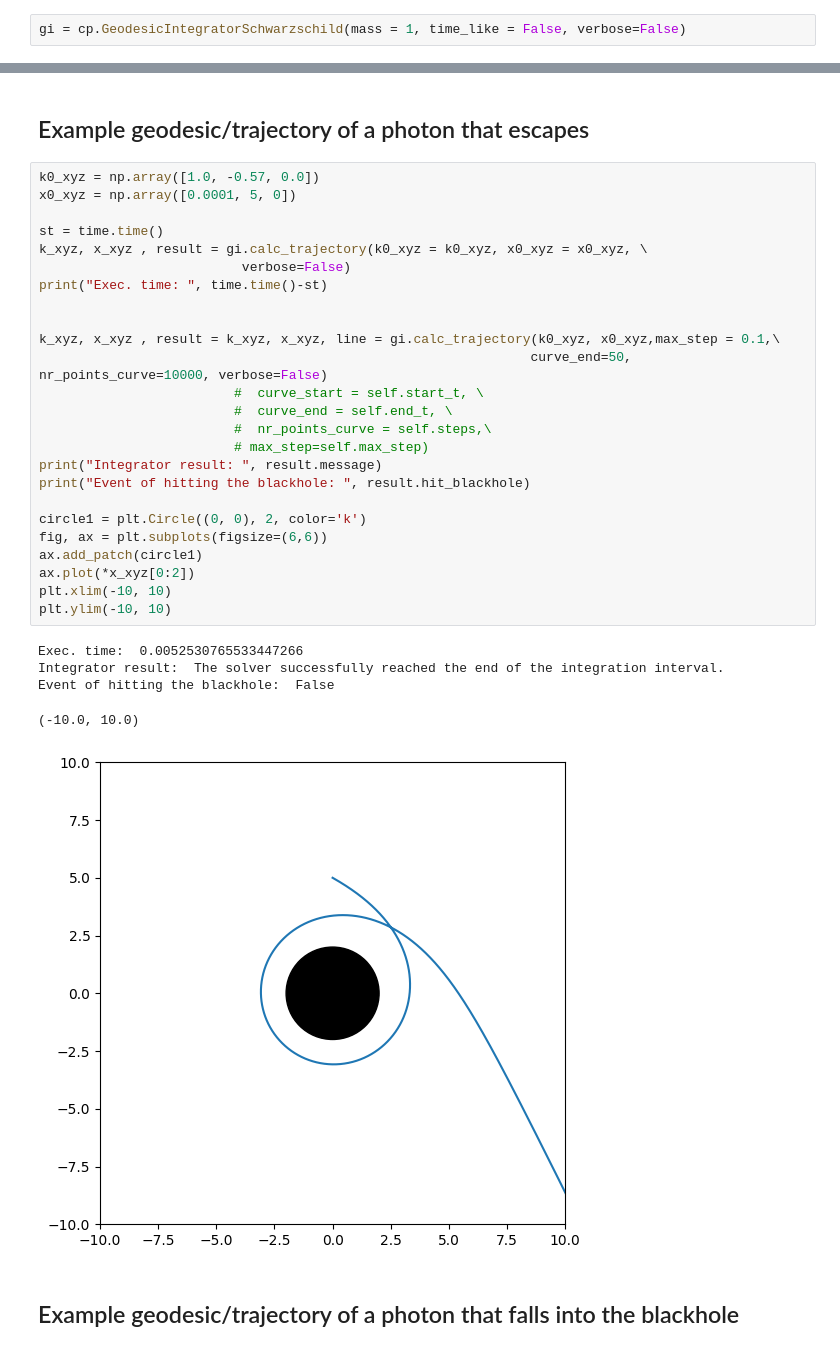
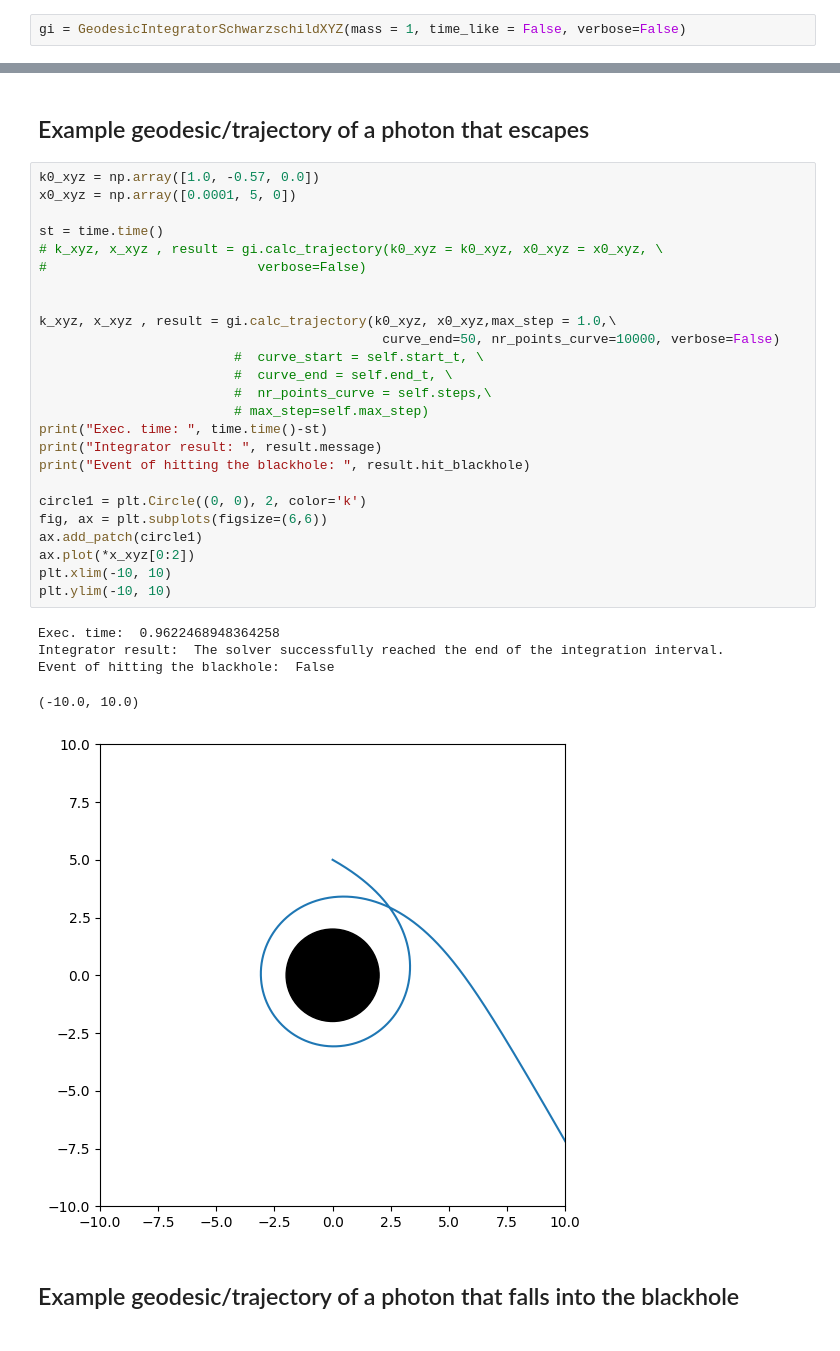
Before and after one commit to bldevries/curvedpy, a Jupyter notebook: tutorials/Tutorial_1_calc_geodesic.ipynb, the cells around one changed output, grey strips where cells are left out. Cells and saved outputs as stored; diff of their text form.

```diff
--- a/tutorials/Tutorial_1_calc_geodesic.ipynb
+++ b/tutorials/Tutorial_1_calc_geodesic.ipynb
@@ -9,3 +9,3 @@ converter = cp.Conversions()
 # %%
-gi = cp.GeodesicIntegratorSchwarzschild(mass = 1, time_like = False, verbose=False)
+gi = GeodesicIntegratorSchwarzschildXYZ(mass = 1, time_like = False, verbose=False)
 # %%
@@ -17,34 +17,34 @@ Radius of the blackhole in Schwarzschild radii:  2
 # %%
 k0_xyz = np.array([1.0, -0.57, 0.0])
 x0_xyz = np.array([0.0001, 5, 0])
 
 st = time.time()
-k_xyz, x_xyz , result = gi.calc_trajectory(k0_xyz = k0_xyz, x0_xyz = x0_xyz, \
-                          verbose=False)
-print("Exec. time: ", time.time()-st)
+# k_xyz, x_xyz , result = gi.calc_trajectory(k0_xyz = k0_xyz, x0_xyz = x0_xyz, \
+#                           verbose=False)
 
 
-k_xyz, x_xyz , result = k_xyz, x_xyz, line = gi.calc_trajectory(k0_xyz, x0_xyz,max_step = 0.1,\
-                                                               curve_end=50, nr_points_curve=10000, verbose=False)
+k_xyz, x_xyz , result = gi.calc_trajectory(k0_xyz, x0_xyz,max_step = 1.0,\
+                                            curve_end=50, nr_points_curve=10000, verbose=False)
                          #  curve_start = self.start_t, \
                          #  curve_end = self.end_t, \
                          #  nr_points_curve = self.steps,\
                          # max_step=self.max_step)
+print("Exec. time: ", time.time()-st)
 print("Integrator result: ", result.message)
 print("Event of hitting the blackhole: ", result.hit_blackhole)
 
 circle1 = plt.Circle((0, 0), 2, color='k')
 fig, ax = plt.subplots(figsize=(6,6))
 ax.add_patch(circle1)
 ax.plot(*x_xyz[0:2])
 plt.xlim(-10, 10)
 plt.ylim(-10, 10)
 # %% [output]
-Exec. time:  0.0052530765533447266
+Exec. time:  0.9622468948364258
 Integrator result:  The solver successfully reached the end of the integration interval.
 Event of hitting the blackhole:  False
 (-10.0, 10.0)
-[figure, old version]
+[figure, new version]
 # %% [markdown]
 ## Example geodesic/trajectory of a photon that falls into the blackhole
 # %%
```
Also changed, not shown: parts of 4 cells of this notebook, 16 other files.
